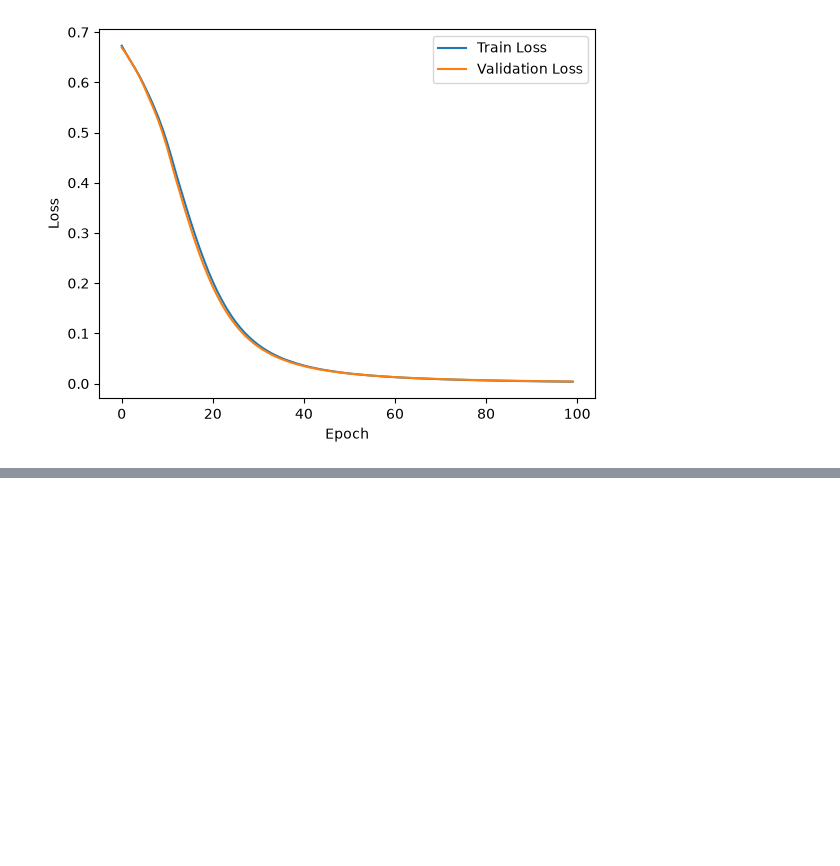
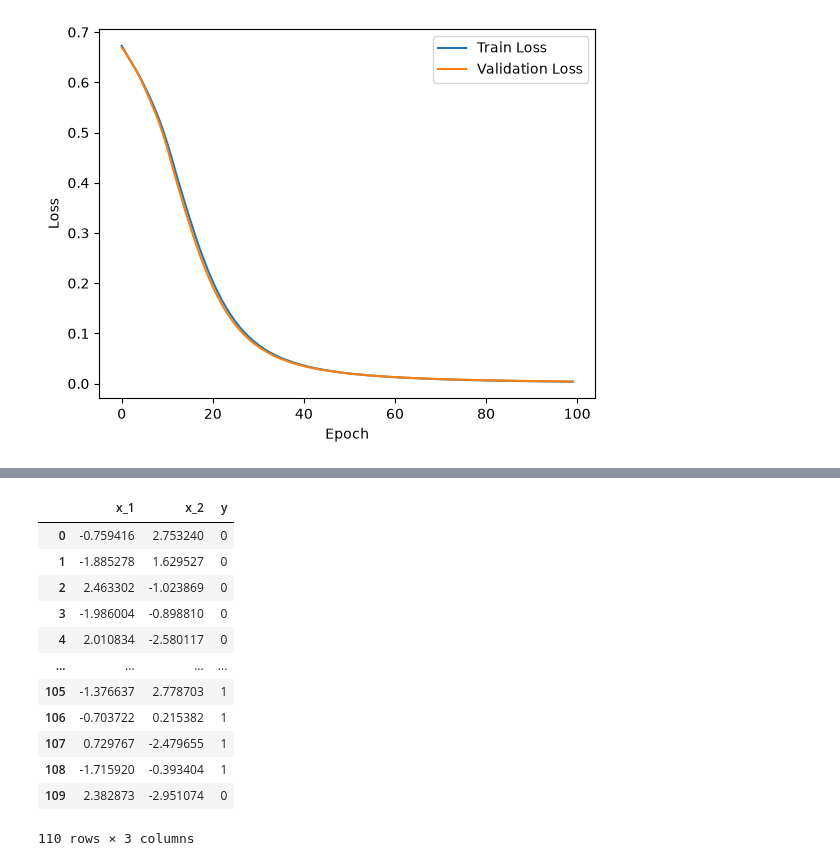
Before and after one commit to coder-fishing/TrainingAI, a Jupyter notebook: Phase_1/week_5/theory.ipynb, the cells around one changed output, grey strips where cells are left out. Saved outputs shown, nothing was run; the diff lists cells and outputs as text; code cells hidden in the pictures; blank space fills up the shorter version.

```diff
--- a/Phase_1/week_5/theory.ipynb
+++ b/Phase_1/week_5/theory.ipynb
@@ -232,0 +300,16 @@ plt.show()
+# %%
+df
+# %% [output]
+|  | x_1 | x_2 | y |
+| 0 | -0.759416 | 2.753240 | 0 |
+| 1 | -1.885278 | 1.629527 | 0 |
+| 2 | 2.463302 | -1.023869 | 0 |
+| 3 | -1.986004 | -0.898810 | 0 |
+| 4 | 2.010834 | -2.580117 | 0 |
+| ... | ... | ... | ... |
+| 105 | -1.376637 | 2.778703 | 1 |
+| 106 | -0.703722 | 0.215382 | 1 |
+| 107 | 0.729767 | -2.479655 | 1 |
+| 108 | -1.715920 | -0.393404 | 1 |
+| 109 | 2.382873 | -2.951074 | 0 |
+110 rows × 3 columns
```
Also changed, not shown: parts of 16 cells of this notebook, 2 other files.
